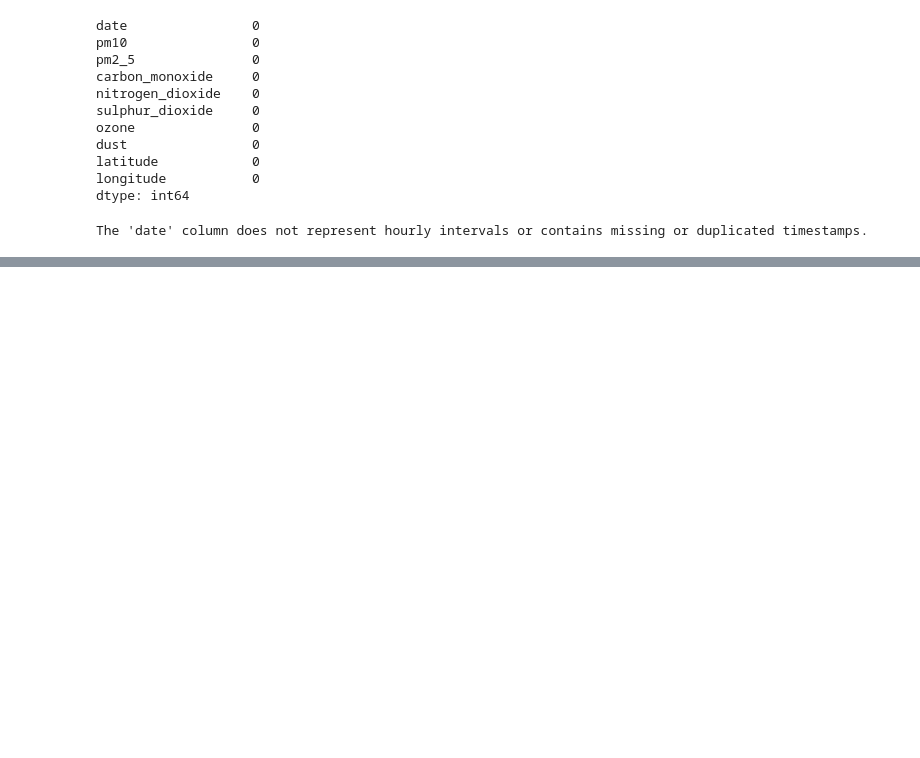
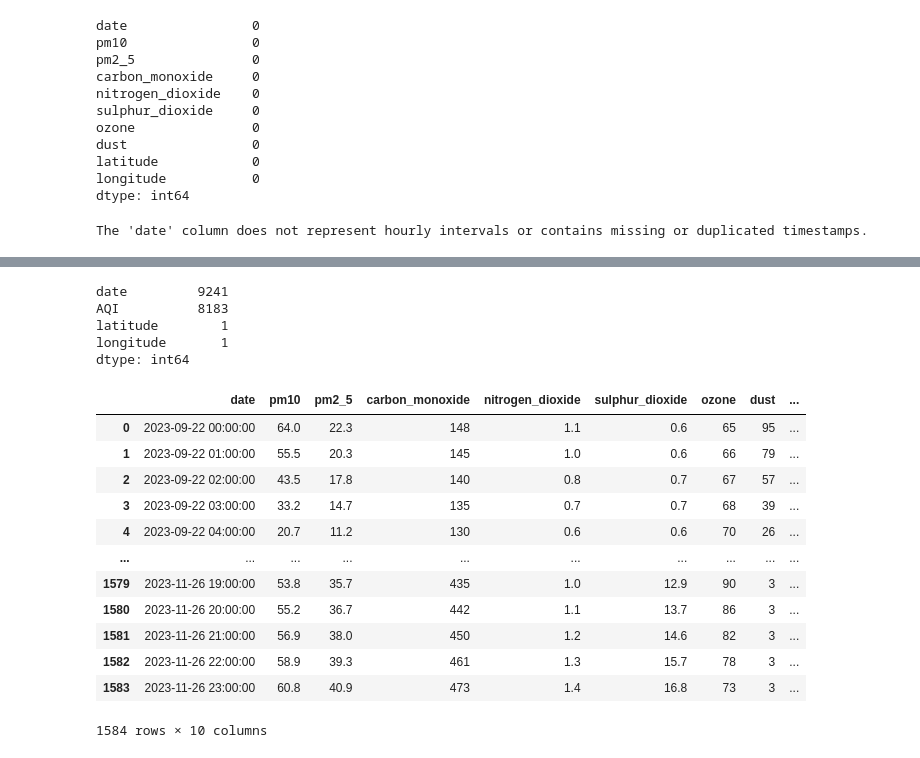
Before and after one commit to timothyafolami/Punjabaoi-Air-Quality-Prediction, a Jupyter notebook: notebook.ipynb, the cells around one changed output, grey strips where cells are left out. Cells and saved outputs as stored; diff of their text form; code cells hidden in the pictures; blank space fills up the shorter version.

```diff
--- a/notebook.ipynb
+++ b/notebook.ipynb
@@ -771,0 +882,8 @@ The 'date' column does not represent hourly intervals or contains missing or dup
+# %%
+clean.nunique()
+# %% [output]
+date         9241
+AQI          8183
+latitude        1
+longitude       1
+dtype: int64
@@ -771,0 +901,18 @@ The 'date' column does not represent hourly intervals or contains missing or dup
+# %%
+# district one - lat and long = 27.8894167	71.37526358
+district_1 = data_1[data_1['latitude'] == 27.8894167].reset_index(drop=True)
+district_1
+# %% [output]
+|  | date | pm10 | pm2_5 | carbon_monoxide | nitrogen_dioxide | sulphur_dioxide | ozone | dust | ... |
+| 0 | 2023-09-22 00:00:00 | 64.0 | 22.3 | 148 | 1.1 | 0.6 | 65 | 95 | ... |
+| 1 | 2023-09-22 01:00:00 | 55.5 | 20.3 | 145 | 1.0 | 0.6 | 66 | 79 | ... |
+| 2 | 2023-09-22 02:00:00 | 43.5 | 17.8 | 140 | 0.8 | 0.7 | 67 | 57 | ... |
+| 3 | 2023-09-22 03:00:00 | 33.2 | 14.7 | 135 | 0.7 | 0.7 | 68 | 39 | ... |
+| 4 | 2023-09-22 04:00:00 | 20.7 | 11.2 | 130 | 0.6 | 0.6 | 70 | 26 | ... |
+| ... | ... | ... | ... | ... | ... | ... | ... | ... | ... |
+| 1579 | 2023-11-26 19:00:00 | 53.8 | 35.7 | 435 | 1.0 | 12.9 | 90 | 3 | ... |
+| 1580 | 2023-11-26 20:00:00 | 55.2 | 36.7 | 442 | 1.1 | 13.7 | 86 | 3 | ... |
+| 1581 | 2023-11-26 21:00:00 | 56.9 | 38.0 | 450 | 1.2 | 14.6 | 82 | 3 | ... |
+| 1582 | 2023-11-26 22:00:00 | 58.9 | 39.3 | 461 | 1.3 | 15.7 | 78 | 3 | ... |
+| 1583 | 2023-11-26 23:00:00 | 60.8 | 40.9 | 473 | 1.4 | 16.8 | 73 | 3 | ... |
+1584 rows × 10 columns
```
Also changed, not shown: parts of 13 cells of this notebook, 5 other files.
